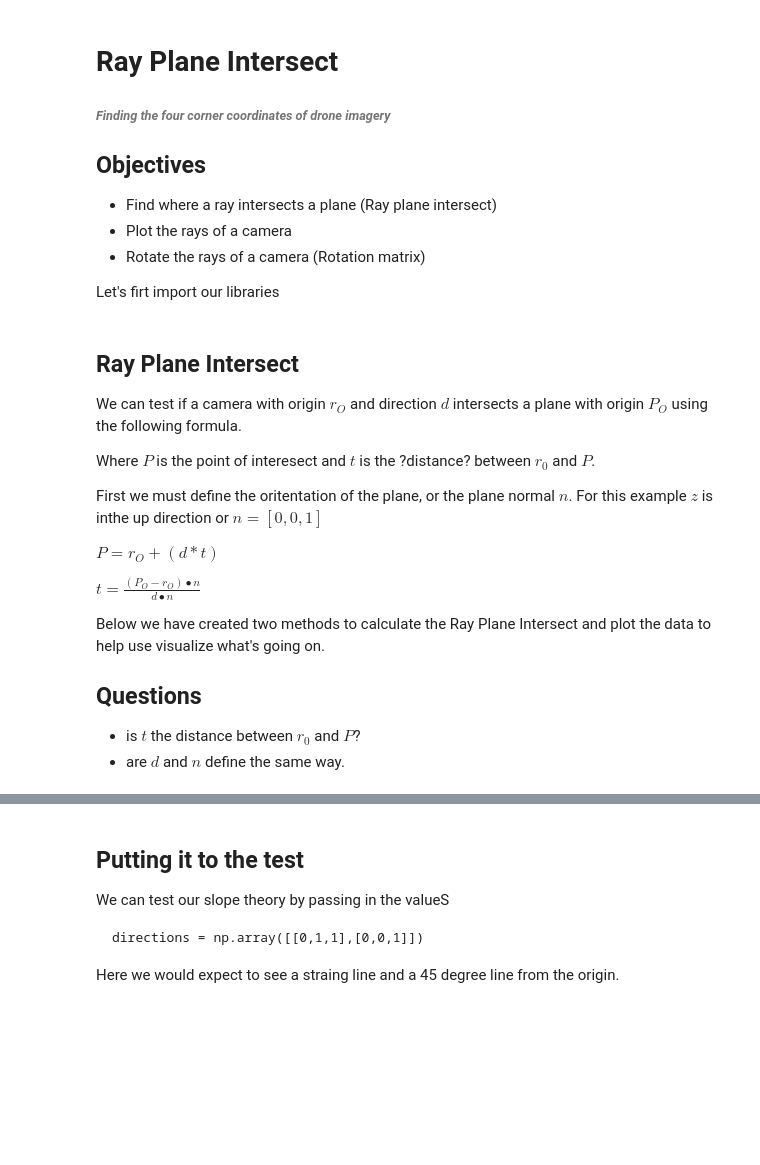
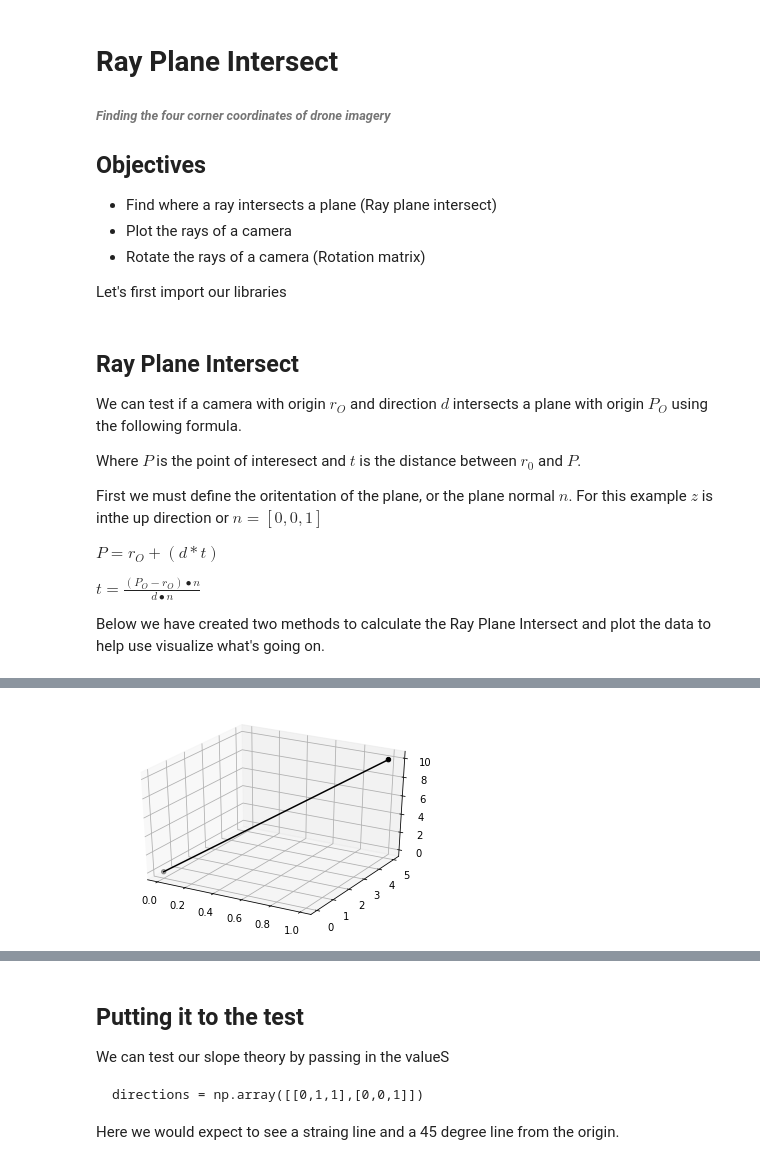
Before and after one commit to mebuie/Jupyter, a Jupyter notebook: RayIntersect.ipynb, the cells around one changed output, grey strips where cells are left out. Saved outputs shown, nothing was run; the diff lists cells and outputs as text; code cells hidden in the pictures; blank space fills up the shorter version.

```diff
--- a/RayIntersect.ipynb
+++ b/RayIntersect.ipynb
@@ -7,7 +7,7 @@
 - Plot the rays of a camera
 - Rotate the rays of a camera (Rotation matrix)
 
-Let's firt import our libraries
+Let's first import our libraries
 # %%
 from mpl_toolkits import mplot3d as a3
 from mpl_toolkits.mplot3d import axes3d
@@ -20,7 +20,7 @@ import math as math
 ## Ray Plane Intersect
 We can test if a camera with origin $r_{O}$ and direction $d$ intersects a plane with origin $P_{O}$ using the following formula.
 
-Where $P$ is the point of interesect and $t$ is the ?distance? between $r_{0}$ and $P$.
+Where $P$ is the point of interesect and $t$ is the distance between $r_{0}$ and $P$.
 
 First we must define the oritentation of the plane, or the plane normal $n$. For this example $z$ is inthe up direction or $n = [0,0,1]$
 
@@ -29,10 +29,6 @@ $P = r_{O} + (d*t)$
 $t=\frac{(P_{O}-r_{O})\bullet n}{d\bullet n}$
 
 Below we have created two methods to calculate the Ray Plane Intersect and plot the data to help use visualize what's going on.
-
-## Questions
-- is $t$ the distance between $r_{0}$ and $P$?
-- are $d$ and $n$ define the same way.
 # %%
 def plot(camera_origin, plane_origin, ax):
 
@@ -46,7 +42,7 @@ def plot(camera_origin, plane_origin, ax):
 def intersect(camera_origin, direction, plane_origin, normal):
 
     # Zero (or close to it) means ray and plane are orthogonal (do not intersect)
-    if abs(np.dot(direction, normal)) > 0.0001:
+    if np.dot(direction, normal) > 0.0001:
         t = (np.divide(np.dot(np.subtract(plane_origin, camera_origin), normal), np.dot(direction, normal)))
         p = np.add(camera_origin ,np.multiply(direction, t))
 
@@ -54,7 +50,7 @@ def intersect(camera_origin, direction, plane_origin, normal):
 
         return True, p
     else:
-        return False, None
+        return False, np.dot(direction, normal)
 
 # Example
 camera_origin = np.array([1, 5, 10])
@@ -69,2 +63,3 @@ plot(camera_origin, plane_origin, ax)
+[figure, added]
 # %% [markdown]
 # Understanding Direction
```
Also changed, not shown: parts of 23 cells of this notebook, 1 other file.
